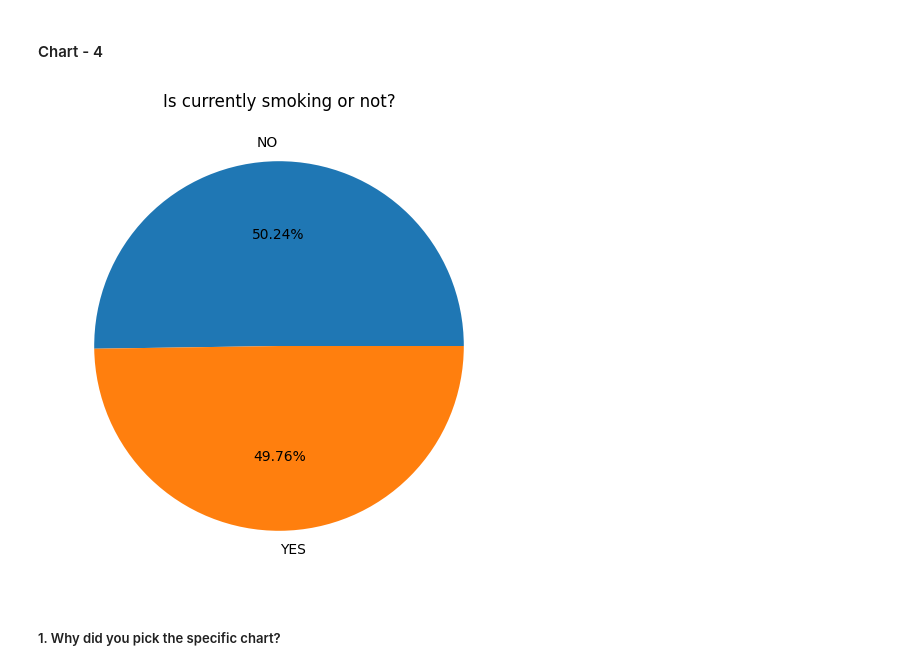
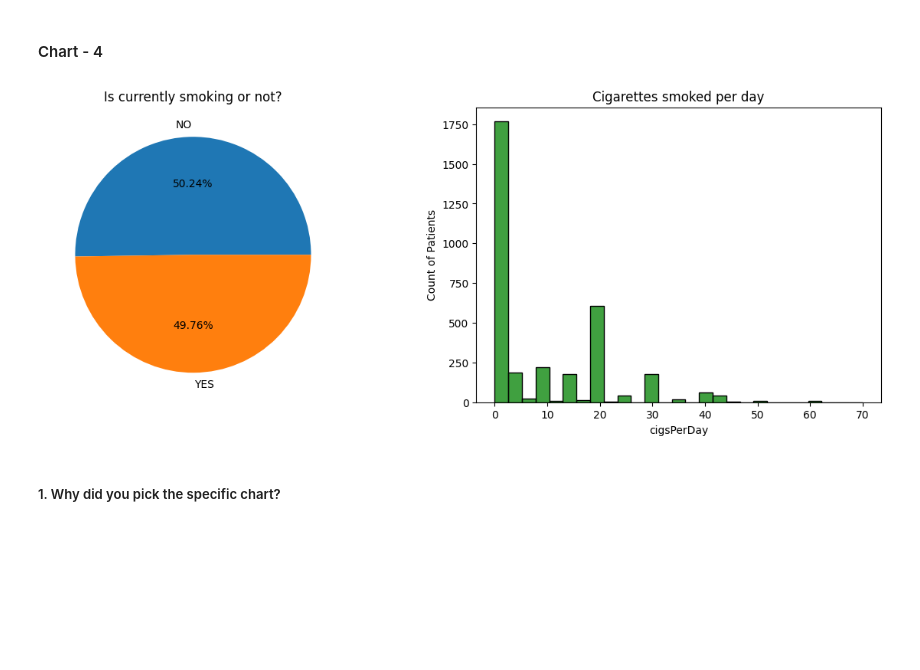
Before and after one commit to priyaregit/Classification-ML_Cardiovascular-Risk-Prediction, a Jupyter notebook: Cardiovascular_Risk_Prediction_Classification.ipynb, the cells around one changed output. Cells and saved outputs as stored; diff of their text form; code cells hidden in the pictures; blank space fills up the shorter version.

```diff
--- a/Cardiovascular_Risk_Prediction_Classification.ipynb
+++ b/Cardiovascular_Risk_Prediction_Classification.ipynb
@@ -386,6 +386,11 @@ underweight       0.012094
 severe obesity    0.006490
 unknown           0.004130
 Name: BMI category, dtype: float64
+# %%
+columns = ['cigsPerDay','BPMeds','heartRate','glucose']
+
+for col_name in columns:
+  df[col_name] = df[col_name].astype(int)
 # %%
 df.drop('id', axis = 1, inplace = True)
 # %%
@@ -513,16 +542,24 @@ Answer Here
 # %%
 # Chart - 4 visualization code
 
+# Setting display figure size
+fig = plt.figure(figsize = (15,5))
+
 # Plotting a Pie Chart to visualize if the patient is currently smoking or not
+ax1 = plt.subplot2grid((1,2),(0,0))
 plt.pie(df['is_smoking'].value_counts(), labels = df['is_smoking'].value_counts().index, autopct = "%.02f%%")
+plt.title("Is currently smoking or not?", fontsize = 12)
 
-# Giving title and legend to the plot
-plt.title("Is currently smoking or not?", fontsize = 12)
+# Histogram chart to check for the number of cigarettes smoked by patients each day
+ax1 = plt.subplot2grid((1,2),(0,1))
+sns.histplot(df["cigsPerDay"], color = 'g')
+plt.ylabel('Count of Patients')
+plt.title("Cigarettes smoked per day", fontsize = 12)
 
 # Setting the display figure size using rcParams method
 plt.rcParams['figure.figsize'] = (10, 6)
 # %% [output]
-[figure, old version]
+[figure, new version]
 # %% [markdown]
 ##### 1. Why did you pick the specific chart?
 # %% [markdown]
```
Also changed, not shown: parts of 9 cells of this notebook.
